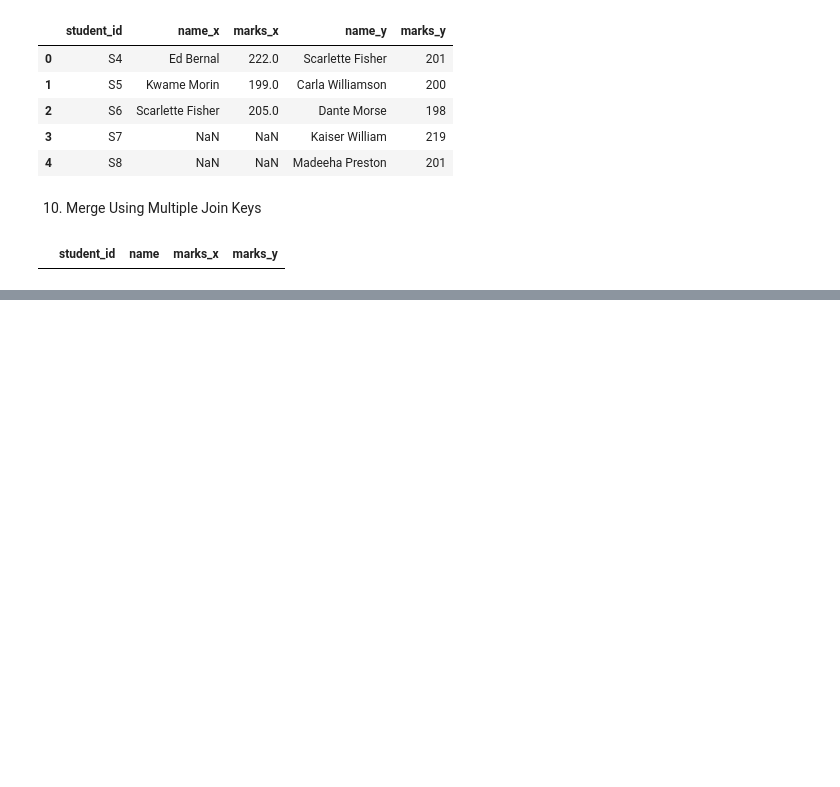
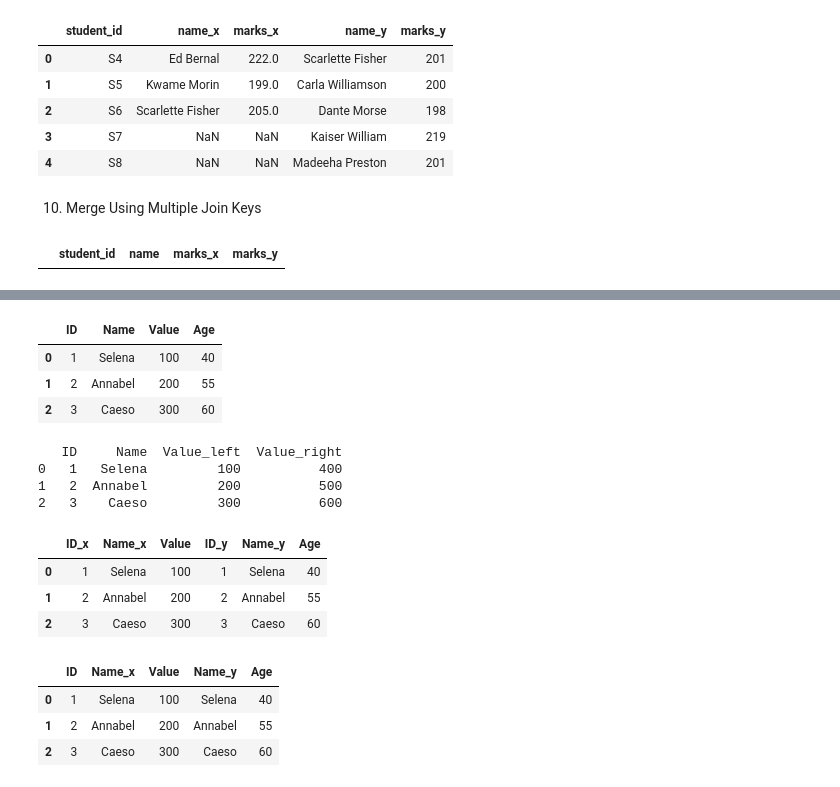
Before and after one commit to Sanya-Katiyar-Eng/ML_Basics, a Jupyter notebook: Practice_question/Pandas/JoiningAndMerging.ipynb, the cells around one changed output, grey strips where cells are left out. Cells and saved outputs as stored; diff of their text form; code cells hidden in the pictures; blank space fills up the shorter version.

```diff
--- a/Practice_question/Pandas/JoiningAndMerging.ipynb
+++ b/Practice_question/Pandas/JoiningAndMerging.ipynb
@@ -192,0 +269,59 @@ pd.merge(student_data1,student_data2,on=["student_id","name"])
+# %%
+df1 = pd.DataFrame({
+    'ID': [1, 2, 3],
+    'Name': ['Selena', 'Annabel', 'Caeso'],
+    'Value': [100, 200, 300]
+})
+
+df2 = pd.DataFrame({
+    'ID': [1, 2, 3],
+    'Name': ['Selena', 'Annabel', 'Caeso'],
+    'Age': [40, 55, 60]
+})
+
+pd.merge(df1,df2,on=["ID","Name"])
+# %% [output]
+|  | ID | Name | Value | Age |
+| 0 | 1 | Selena | 100 | 40 |
+| 1 | 2 | Annabel | 200 | 55 |
+| 2 | 3 | Caeso | 300 | 60 |
+# %%
+import pandas as pd
+
+# Create two sample DataFrames with overlapping column names
+df1 = pd.DataFrame({
+    'ID': [1, 2, 3],
+    'Name': ['Selena', 'Annabel', 'Caeso'],
+    'Value': [100, 200, 300]
+})
+
+df2 = pd.DataFrame({
+    'ID': [1, 2, 3],
+    'Name': ['Selena', 'Annabel', 'Caeso'],
+    'Value': [400, 500, 600]
+})
+
+# Merge the DataFrames, adding suffixes to overlapping columns
+merged_df = pd.merge(df1, df2, on=['ID', 'Name'], suffixes=('_left', '_right'))
+
+# Output the result
+print(merged_df)
+# %% [output]
+   ID     Name  Value_left  Value_right
+0   1   Selena         100          400
+1   2  Annabel         200          500
+2   3    Caeso         300          600
+# %%
+pd.merge(df1,df2,left_index=True,right_index=True)
+# %% [output]
+|  | ID_x | Name_x | Value | ID_y | Name_y | Age |
+| 0 | 1 | Selena | 100 | 1 | Selena | 40 |
+| 1 | 2 | Annabel | 200 | 2 | Annabel | 55 |
+| 2 | 3 | Caeso | 300 | 3 | Caeso | 60 |
+# %%
+pd.merge(df1,df2,left_on="ID",right_on="ID")
+# %% [output]
+|  | ID | Name_x | Value | Name_y | Age |
+| 0 | 1 | Selena | 100 | Selena | 40 |
+| 1 | 2 | Annabel | 200 | Annabel | 55 |
+| 2 | 3 | Caeso | 300 | Caeso | 60 |
```
Also changed, not shown: parts of 24 cells of this notebook, 8 other files.
